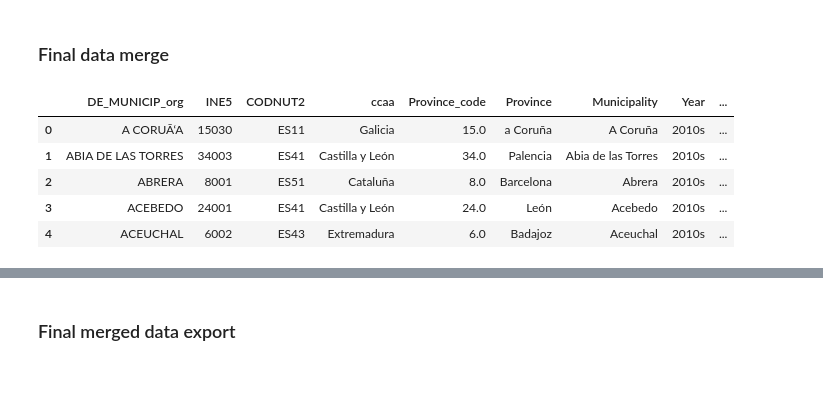
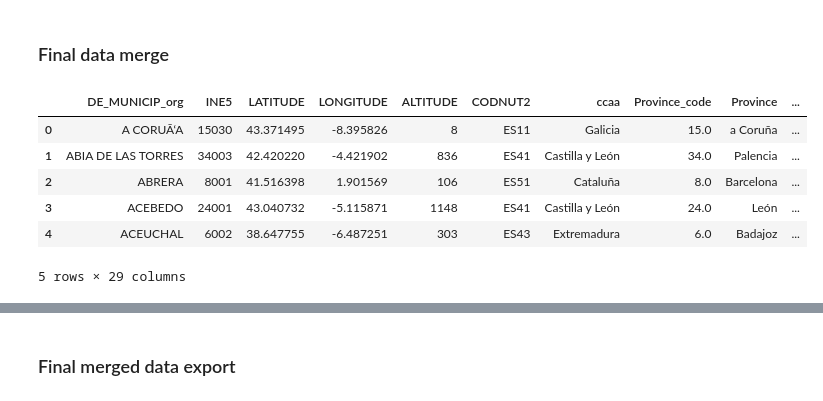
Before and after one commit to reem-naji/potential-fortnight, a Jupyter notebook: notebooks/geo_encoding.ipynb, the cells around one changed output, grey strips where cells are left out. Cells and saved outputs as stored; diff of their text form; code cells hidden in the pictures.

```diff
--- a/notebooks/geo_encoding.ipynb
+++ b/notebooks/geo_encoding.ipynb
@@ -515,7 +586,8 @@ var_des[var_des['Class'] == 'Id']
 # %%
 geographic_columns = var_des[var_des['Class'] == 'Geographical']["Column"].values
 id_columns = var_des[var_des['Class'] == 'Id']["Column"].values
-geo_historeco = historeco[list(id_columns)+list(geographic_columns)]
+climatic_columns = var_des[var_des['Class'] == 'Climatic ']["Column"].values
+geo_historeco = historeco[list(id_columns)+list(geographic_columns)+list(climatic_columns)]
 geo_historeco.head()
 # %% [output]
 |  | CODNUT2 | ccaa | Province_code | Province | INEcode | Municipality | Year | to_coast_km | to_mad_km | ... |
@@ -562,12 +654,13 @@ Name: INE5, dtype: Int64
 # %% [markdown]
 ### Final data merge
 # %%
-merged_2 = final_merged[['DE_MUNICIP_org', 'INE5']].merge(geo_historeco, on='INE5', how='left')
+merged_2 = final_merged[['DE_MUNICIP_org', 'INE5', 'LATITUDE', 'LONGITUDE', 'ALTITUDE']].merge(geo_historeco.drop(columns=['latitude', 'longitude', 'altitude']), on='INE5', how='left')
 merged_2.head()
 # %% [output]
-|  | DE_MUNICIP_org | INE5 | CODNUT2 | ccaa | Province_code | Province | Municipality | Year | ... |
-| 0 | A CORUÃ‘A | 15030 | ES11 | Galicia | 15.0 | a Coruña | A Coruña | 2010s | ... |
-| 1 | ABIA DE LAS TORRES | 34003 | ES41 | Castilla y León | 34.0 | Palencia | Abia de las Torres | 2010s | ... |
-| 2 | ABRERA | 8001 | ES51 | Cataluña | 8.0 | Barcelona | Abrera | 2010s | ... |
-| 3 | ACEBEDO | 24001 | ES41 | Castilla y León | 24.0 | León | Acebedo | 2010s | ... |
-| 4 | ACEUCHAL | 6002 | ES43 | Extremadura | 6.0 | Badajoz | Aceuchal | 2010s | ... |
+|  | DE_MUNICIP_org | INE5 | LATITUDE | LONGITUDE | ALTITUDE | CODNUT2 | ccaa | Province_code | Province | ... |
+| 0 | A CORUÃ‘A | 15030 | 43.371495 | -8.395826 | 8 | ES11 | Galicia | 15.0 | a Coruña | ... |
+| 1 | ABIA DE LAS TORRES | 34003 | 42.420220 | -4.421902 | 836 | ES41 | Castilla y León | 34.0 | Palencia | ... |
+| 2 | ABRERA | 8001 | 41.516398 | 1.901569 | 106 | ES51 | Cataluña | 8.0 | Barcelona | ... |
+| 3 | ACEBEDO | 24001 | 43.040732 | -5.115871 | 1148 | ES41 | Castilla y León | 24.0 | León | ... |
+| 4 | ACEUCHAL | 6002 | 38.647755 | -6.487251 | 303 | ES43 | Extremadura | 6.0 | Badajoz | ... |
+5 rows × 29 columns
```
Also changed, not shown: parts of 41 cells of this notebook.
